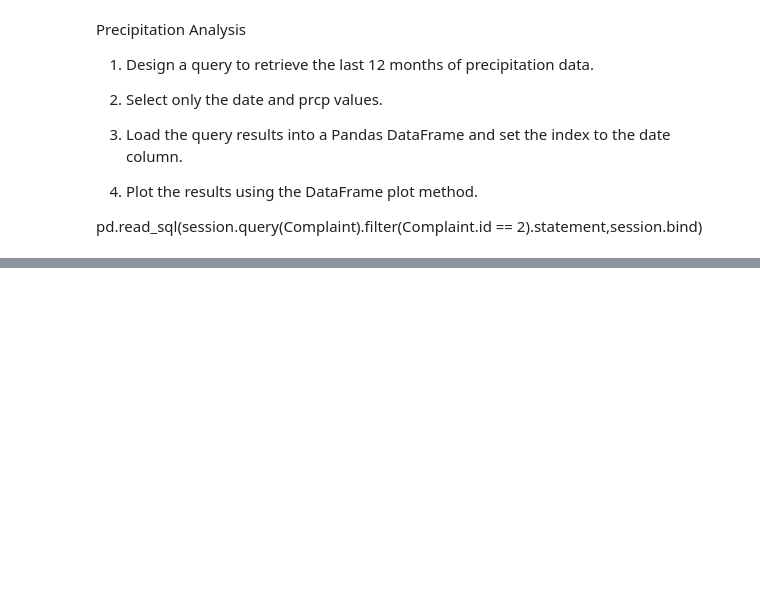
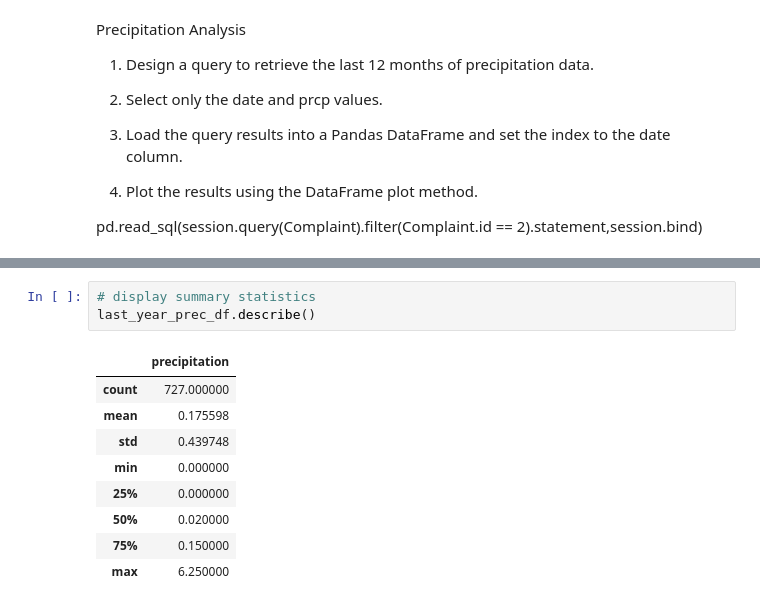
Before and after one commit to hmlanden/SurfyAPY, a Jupyter notebook: climate_analysis.ipynb, the cells around one changed output, grey strips where cells are left out. Saved outputs shown, nothing was run; the diff lists cells and outputs as text; blank space fills up the shorter version.

```diff
--- a/climate_analysis.ipynb
+++ b/climate_analysis.ipynb
@@ -71,0 +82,13 @@ last_year_prec_df
+# %%
+# display summary statistics
+last_year_prec_df.describe()
+# %% [output]
+|  | precipitation |
+| count | 727.000000 |
+| mean | 0.175598 |
+| std | 0.439748 |
+| min | 0.000000 |
+| 25% | 0.000000 |
+| 50% | 0.020000 |
+| 75% | 0.150000 |
+| max | 6.250000 |
```
Also changed, not shown: parts of 4 cells of this notebook.
